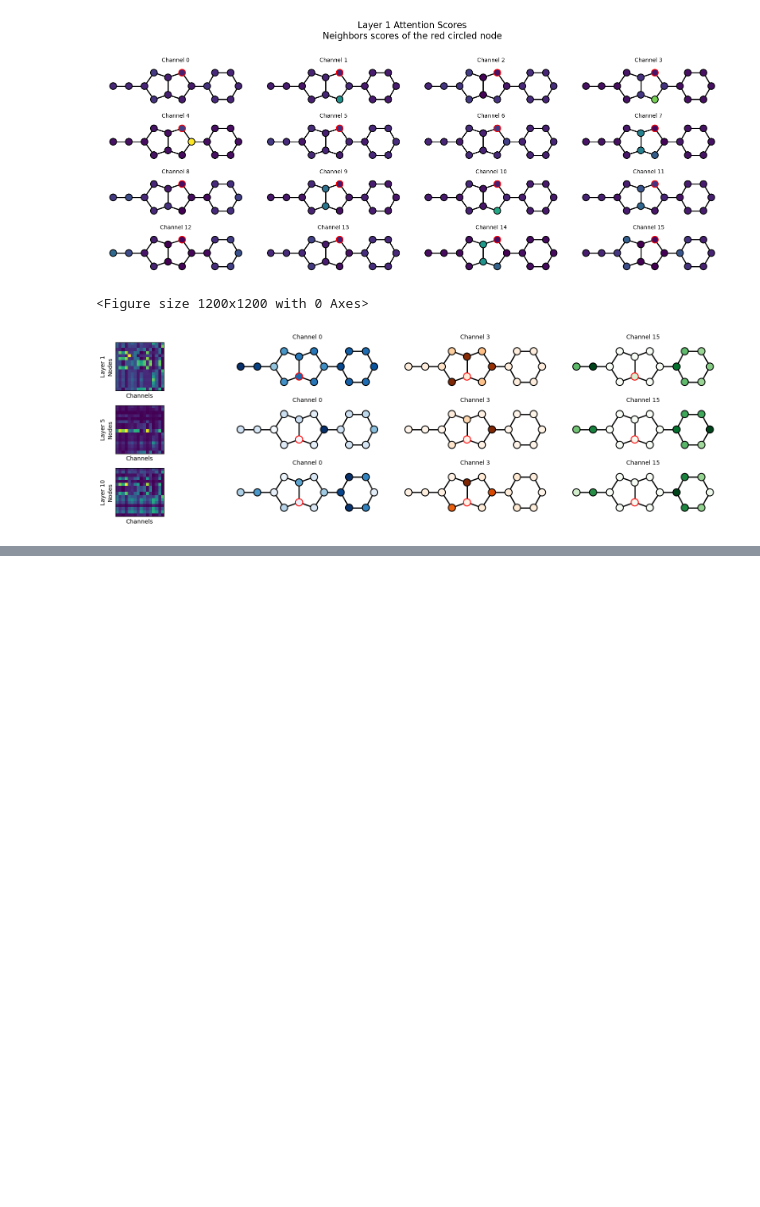
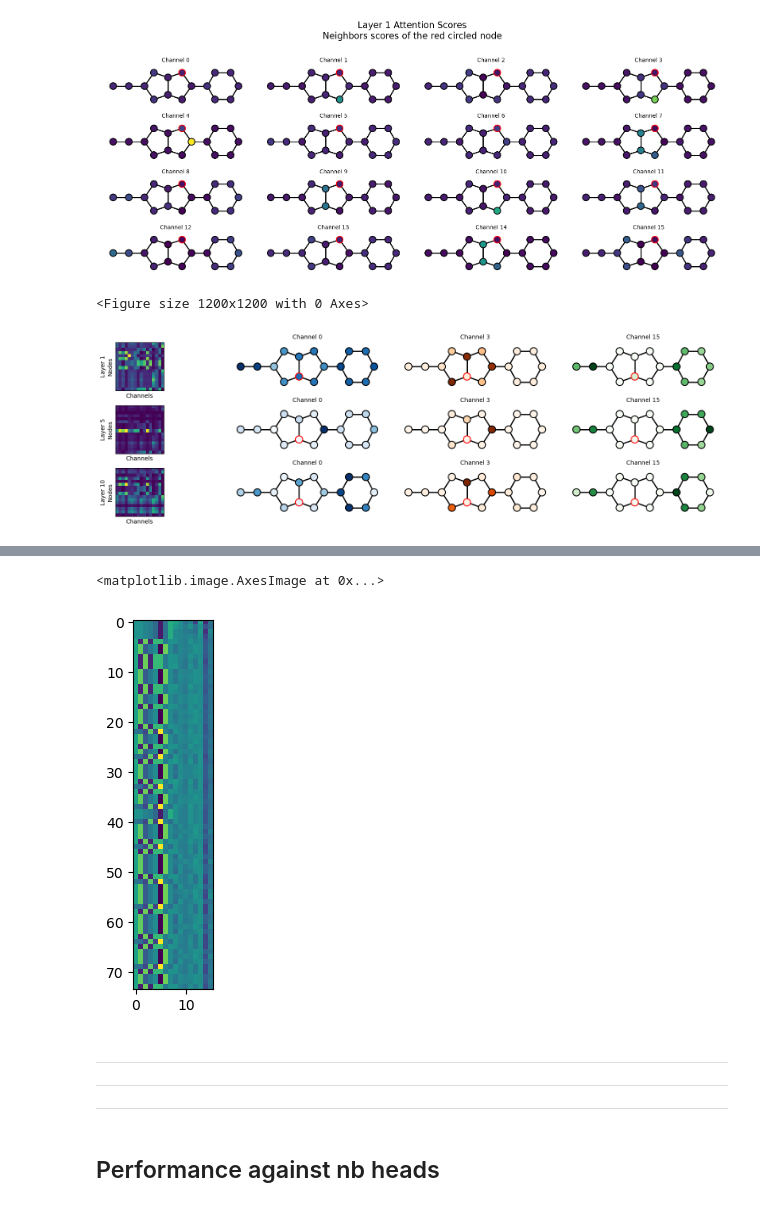
Before and after one commit to rmenegaux/GraphGPS, a Jupyter notebook: att_maps.ipynb, the cells around one changed output, grey strips where cells are left out. Drawn from its saved outputs; the diff is of its cells as text; code cells hidden in the pictures; blank space fills up the shorter version.

```diff
--- a/att_maps.ipynb
+++ b/att_maps.ipynb
@@ -722,0 +683,22 @@ plt.show()
+# %%
+from copy import deepcopy
+batch_cp = deepcopy(batch)
+delattr(batch_cp,'saved_RWSE_batch')
+# %%
+idxs = list(range(batch_cp.ptr[batch_idx],batch_cp.ptr[batch_idx+1]))
+edge_idxs = []
+for nd_idx in idxs:
+    edge_idxs.append((batch_cp.edge_index[0,:]==nd_idx).nonzero(as_tuple=True)[0])
+edge_idxs = torch.cat(edge_idxs)
+edge_rwse = batch.saved_RWSE_batch.edge_attr[edge_idxs,:]
+# %%
+plt.imshow(edge_rwse.numpy())
+# %% [output]
+<matplotlib.image.AxesImage at 0x...>
+[figure, added]
+# %% [markdown]
+---
+---
+---
+# %% [markdown]
+## Performance against nb heads
```
Also changed, not shown: parts of 16 cells of this notebook, 3 other files.
